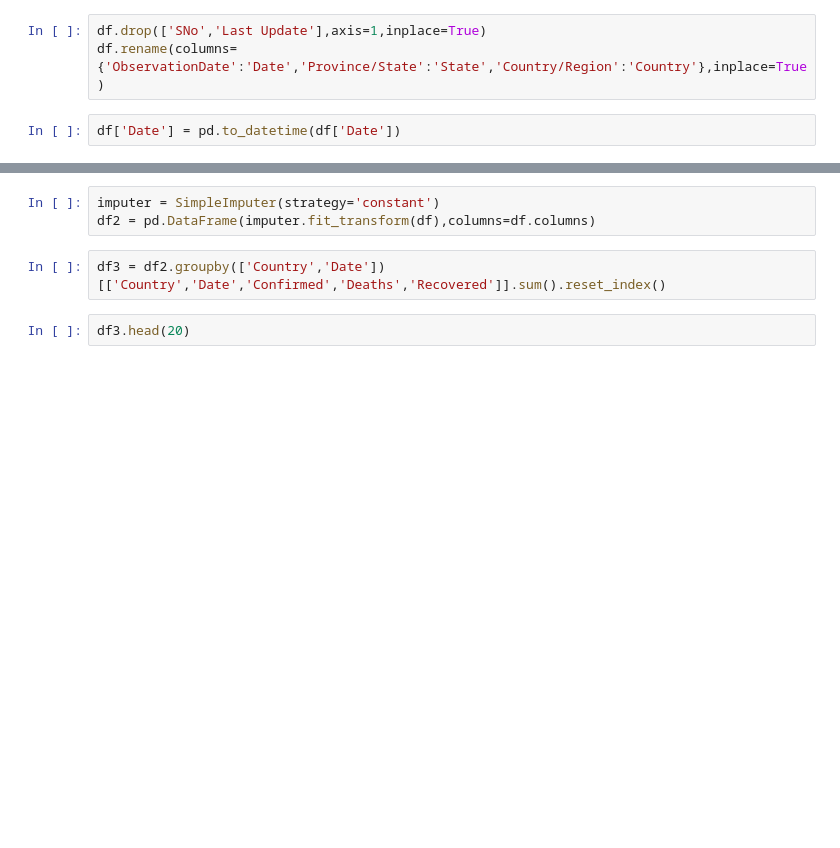
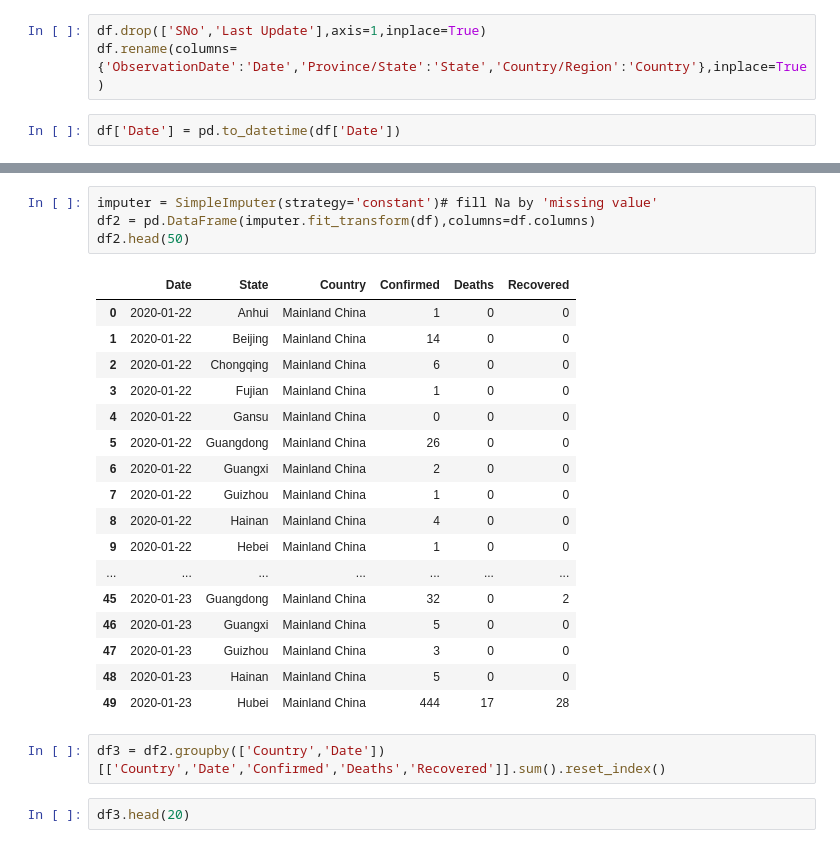
Before and after one commit to olgaklischuk/python-cource, a Jupyter notebook: freeCodeCamp_Python_for_Data_Science/covid-19_trendAnalysis_2.ipynb, the cells around one changed output, grey strips where cells are left out. Saved outputs shown, nothing was run; the diff lists cells and outputs as text; blank space fills up the shorter version.

```diff
--- a/freeCodeCamp_Python_for_Data_Science/covid-19_trendAnalysis_2.ipynb
+++ b/freeCodeCamp_Python_for_Data_Science/covid-19_trendAnalysis_2.ipynb
@@ -33,6 +61,25 @@ df['Date'] = pd.to_datetime(df['Date'])
 # %%
-imputer = SimpleImputer(strategy='constant')
+imputer = SimpleImputer(strategy='constant')# fill Na by 'missing value'
 df2 = pd.DataFrame(imputer.fit_transform(df),columns=df.columns)
+df2.head(50)
+# %% [output]
+|  | Date | State | Country | Confirmed | Deaths | Recovered |
+| 0 | 2020-01-22 | Anhui | Mainland China | 1 | 0 | 0 |
+| 1 | 2020-01-22 | Beijing | Mainland China | 14 | 0 | 0 |
+| 2 | 2020-01-22 | Chongqing | Mainland China | 6 | 0 | 0 |
+| 3 | 2020-01-22 | Fujian | Mainland China | 1 | 0 | 0 |
+| 4 | 2020-01-22 | Gansu | Mainland China | 0 | 0 | 0 |
+| 5 | 2020-01-22 | Guangdong | Mainland China | 26 | 0 | 0 |
+| 6 | 2020-01-22 | Guangxi | Mainland China | 2 | 0 | 0 |
+| 7 | 2020-01-22 | Guizhou | Mainland China | 1 | 0 | 0 |
+| 8 | 2020-01-22 | Hainan | Mainland China | 4 | 0 | 0 |
+| 9 | 2020-01-22 | Hebei | Mainland China | 1 | 0 | 0 |
+| ... | ... | ... | ... | ... | ... | ... |
+| 45 | 2020-01-23 | Guangdong | Mainland China | 32 | 0 | 2 |
+| 46 | 2020-01-23 | Guangxi | Mainland China | 5 | 0 | 0 |
+| 47 | 2020-01-23 | Guizhou | Mainland China | 3 | 0 | 0 |
+| 48 | 2020-01-23 | Hainan | Mainland China | 5 | 0 | 0 |
+| 49 | 2020-01-23 | Hubei | Mainland China | 444 | 17 | 28 |
 # %%
 df3 = df2.groupby(['Country','Date'])[['Country','Date','Confirmed','Deaths','Recovered']].sum().reset_index()
 # %%
```
Also changed, not shown: parts of 9 cells of this notebook.
